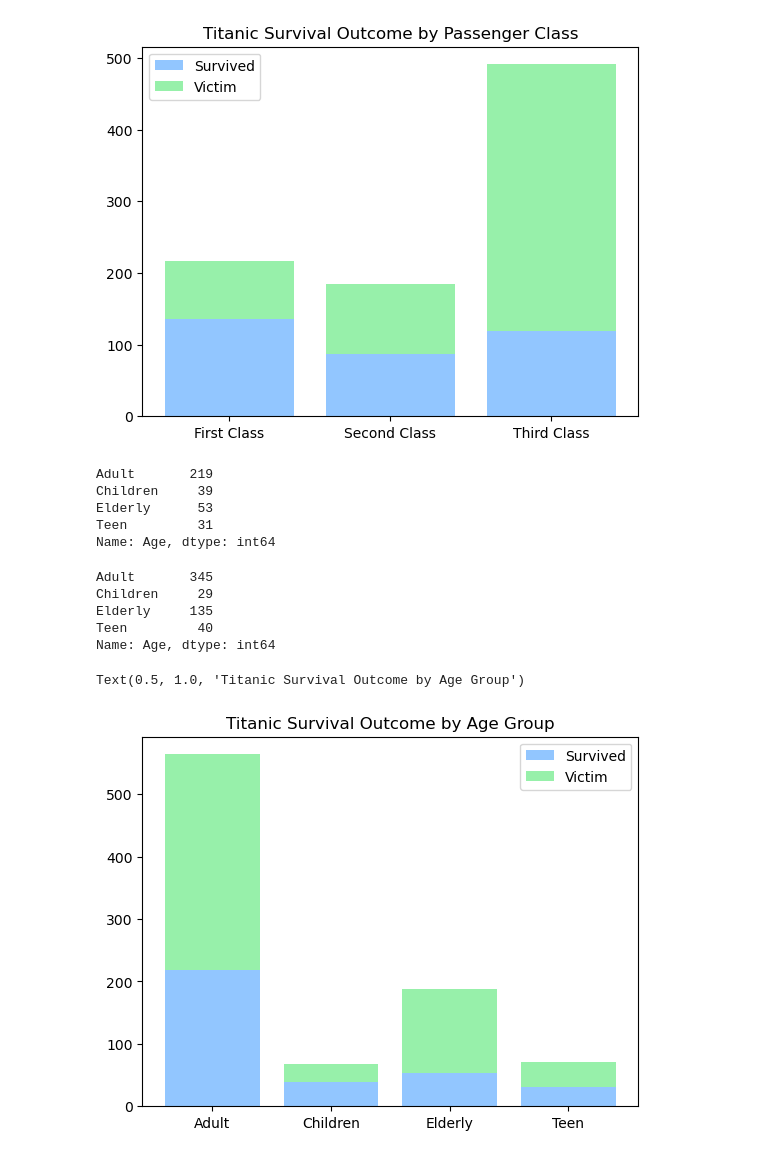
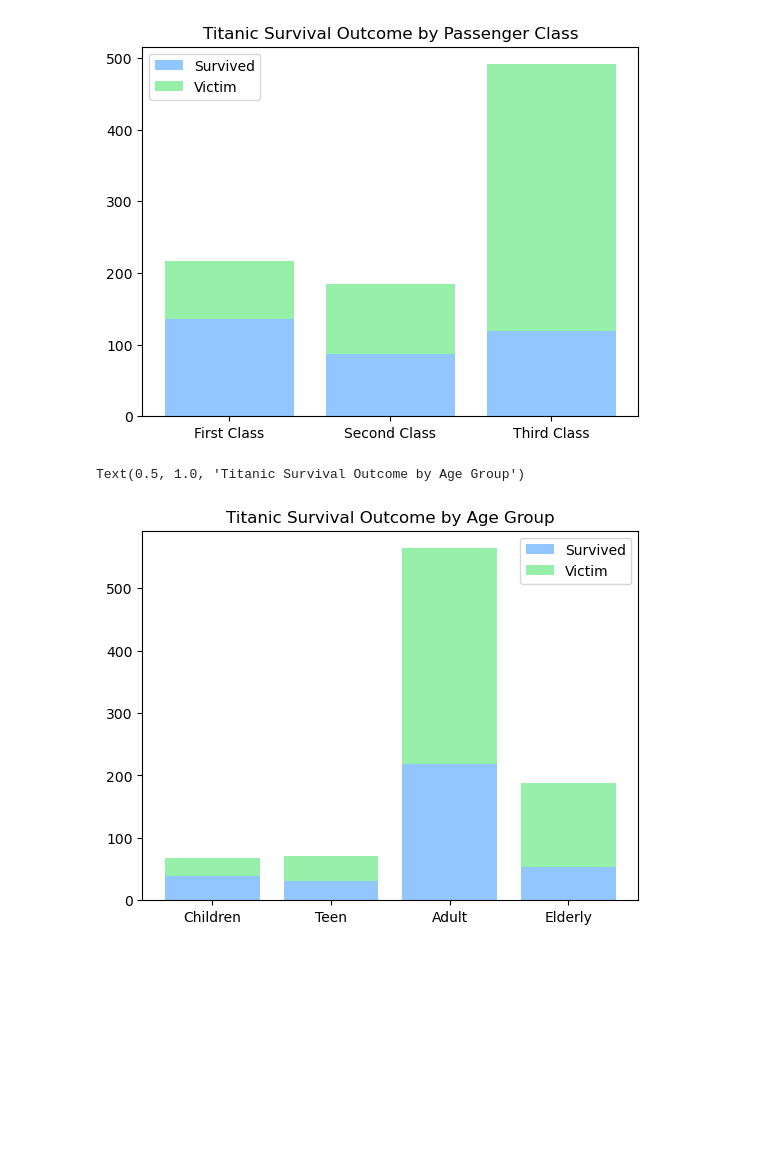
Before and after one commit to altheaxcvii/GA-Labs, a Jupyter notebook: Lab 1.2 Titanic Pandas/titanic_lab.ipynb, the cells around one changed output. Cells and saved outputs as stored; diff of their text form; code cells hidden in the pictures; blank space fills up the shorter version.

```diff
--- a/Lab 1.2 Titanic Pandas/titanic_lab.ipynb
+++ b/Lab 1.2 Titanic Pandas/titanic_lab.ipynb
@@ -314,28 +314,18 @@ victim_by_age = titanic[titanic['Survived']==0]['Age'].apply(lambda x: 'Children
                                                                            else 'Elderly')))
 
 #lambda <args> : <return Value> if <condition > ( <return value > if <condition> else <return value>)
-# %%
-survival_by_age.value_counts().sort_index()
-# %% [output]
-Adult       219
-Children     39
-Elderly      53
-Teen         31
-Name: Age, dtype: int64
-# %%
-victim_by_age.value_counts().sort_index()
-# %% [output]
-Adult       345
-Children     29
-Elderly     135
-Teen         40
-Name: Age, dtype: int64
+# %%
+survival_by_age = survival_by_age.value_counts().to_frame()
+victim_by_age = victim_by_age.value_counts().to_frame()
+# %%
+survival_by_age = survival_by_age.reindex(['Children', 'Teen', 'Adult', 'Elderly'])
+victim_by_age = victim_by_age.reindex(['Children', 'Teen', 'Adult', 'Elderly'])
 # %%
 # Create a stacked bar chart to view age-based survival
-plt.bar(['Adult','Children', 'Elderly', 'Teen'], survival_by_age.value_counts().sort_index(), label='Survived')
-plt.bar(['Adult','Children', 'Elderly', 'Teen'], victim_by_age.value_counts().sort_index(), label='Victim', bottom=survival_by_age.value_counts().sort_index())
+plt.bar(['Children', 'Teen', 'Adult', 'Elderly'], survival_by_age['Age'], label='Survived')
+plt.bar(['Children', 'Teen', 'Adult', 'Elderly'], victim_by_age['Age'], label='Victim', bottom=survival_by_age['Age'])
 plt.legend()
 plt.title('Titanic Survival Outcome by Age Group')
 # %% [output]
 Text(0.5, 1.0, 'Titanic Survival Outcome by Age Group')
-[figure, old version]
+[figure, new version]
```
